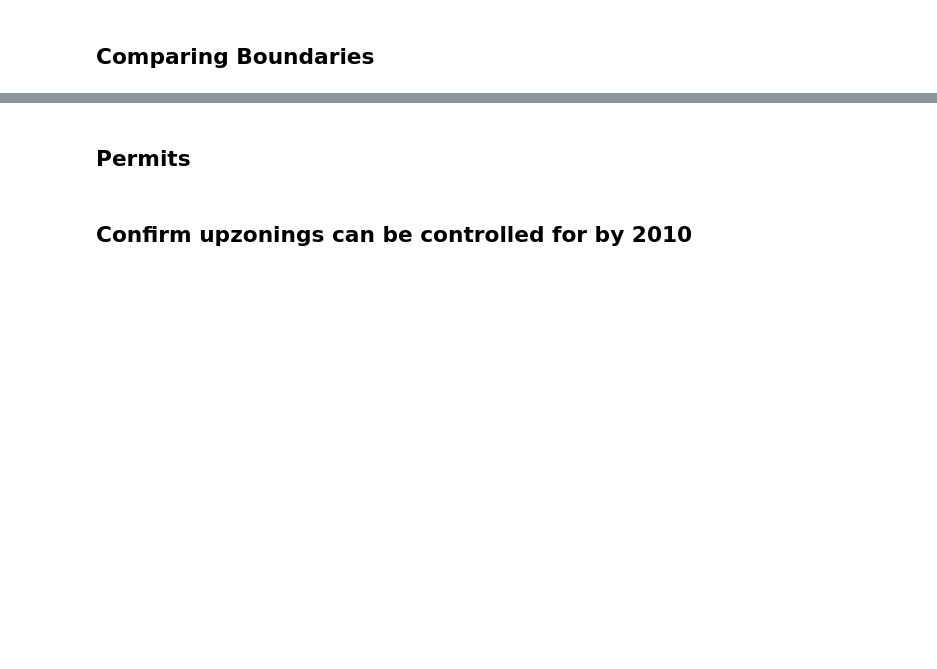
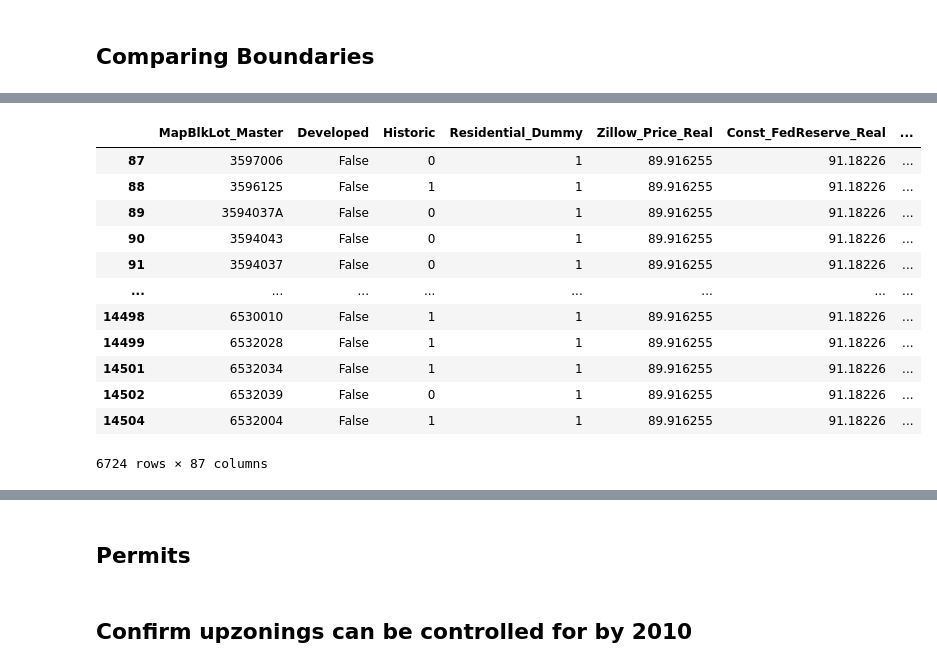
Before and after one commit to sdamerdji/dissertation, a Jupyter notebook: rdd/rdd_cleaning.ipynb, the cells around one changed output, grey strips where cells are left out. Drawn from its saved outputs; the diff is of its cells as text; code cells hidden in the pictures; blank space fills up the shorter version.

```diff
--- a/rdd/rdd_cleaning.ipynb
+++ b/rdd/rdd_cleaning.ipynb
@@ -209,0 +187,16 @@ plt.savefig('Envelope_boundary.png')
+# %%
+boundary_homes
+# %% [output]
+|  | MapBlkLot_Master | Developed | Historic | Residential_Dummy | Zillow_Price_Real | Const_FedReserve_Real | ... |
+| 87 | 3597006 | False | 0 | 1 | 89.916255 | 91.18226 | ... |
+| 88 | 3596125 | False | 1 | 1 | 89.916255 | 91.18226 | ... |
+| 89 | 3594037A | False | 0 | 1 | 89.916255 | 91.18226 | ... |
+| 90 | 3594043 | False | 0 | 1 | 89.916255 | 91.18226 | ... |
+| 91 | 3594037 | False | 0 | 1 | 89.916255 | 91.18226 | ... |
+| ... | ... | ... | ... | ... | ... | ... | ... |
+| 14498 | 6530010 | False | 1 | 1 | 89.916255 | 91.18226 | ... |
+| 14499 | 6532028 | False | 1 | 1 | 89.916255 | 91.18226 | ... |
+| 14501 | 6532034 | False | 1 | 1 | 89.916255 | 91.18226 | ... |
+| 14502 | 6532039 | False | 0 | 1 | 89.916255 | 91.18226 | ... |
+| 14504 | 6532004 | False | 1 | 1 | 89.916255 | 91.18226 | ... |
+6724 rows × 87 columns
```
Also changed, not shown: parts of 20 cells of this notebook, 12 other files.
